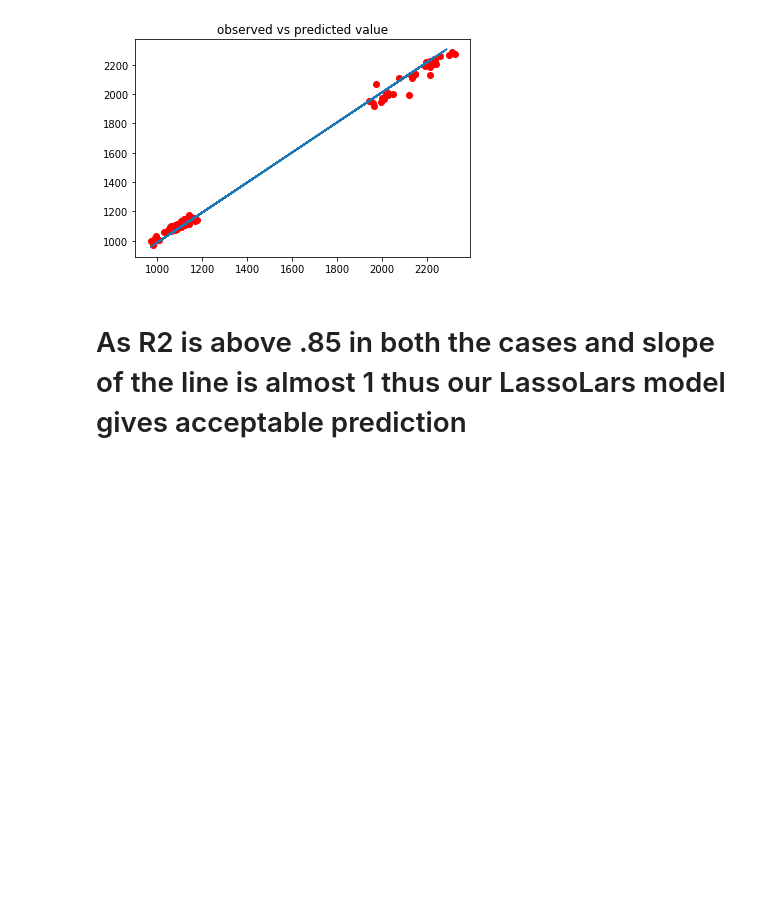
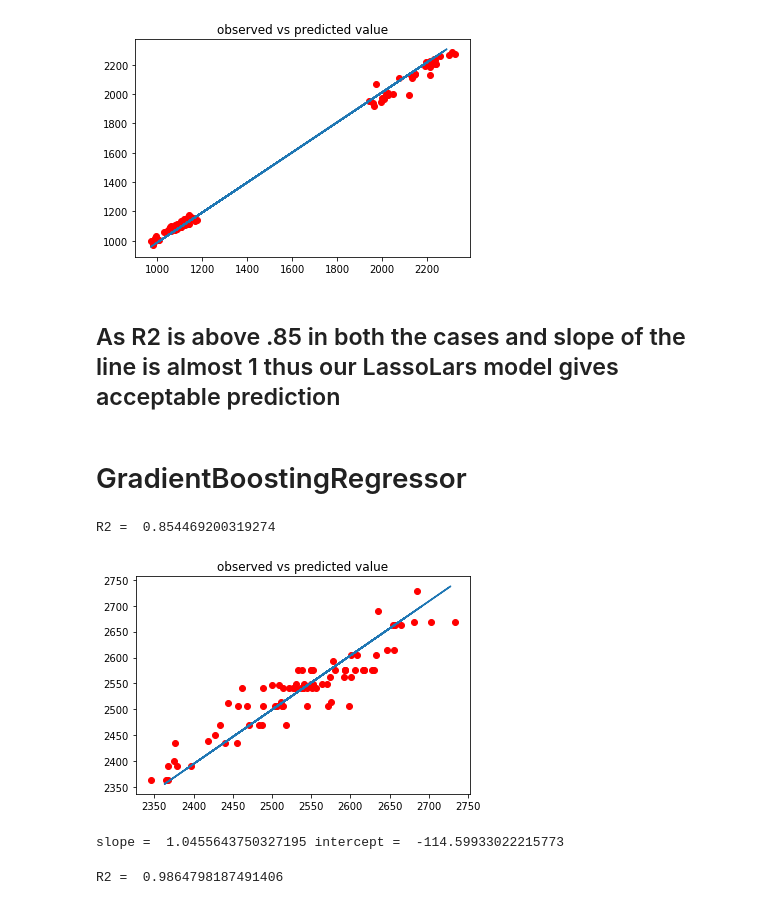
Before and after one commit to akarshsomani/Python-Test, a Jupyter notebook: Part 3.ipynb, the cells around one changed output. Saved outputs shown, nothing was run; the diff lists cells and outputs as text; code cells hidden in the pictures; blank space fills up the shorter version.

```diff
--- a/Part 3.ipynb
+++ b/Part 3.ipynb
@@ -65,4 +66,30 @@ plt.show()
 slope =  1.0235339588956063 intercept =  -34.67370599401602
 [figure]
 # %% [markdown]
-# As R2 is above .85 in both the cases and slope of the line is almost 1 thus our LassoLars model gives acceptable prediction
+## As R2 is above .85 in both the cases and slope of the line is almost 1 thus our LassoLars model gives acceptable prediction
+# %% [markdown]
+# GradientBoostingRegressor
+# %%
+#Test Train Split
+X_train, X_test, y_train, y_test = train_test_split(tcs['Close'], tcs['Close_next_day'], test_size=0.33, random_state=42)
+X_train=X_train.values.reshape(-1,1)
+X_test=X_test.values.reshape(-1,1)
+# %%
+#GradientBoostingRegressor model imlimentatin
+reg = GradientBoostingRegressor(n_estimators=100, learning_rate=0.1,max_depth=1, random_state=0, loss='ls')
+reg=reg.fit(X_train, y_train)
+pred=reg.predict(X_test)
+print('R2 = ',r2_score(y_test, pred))
+# %% [output]
+R2 =  0.854469200319274
+# %%
+# plot of observed vs predicted value
+plt.scatter(y_test.values,pred,c='red', marker='o', alpha=1)
+plt.title('observed vs predicted value')
+slope, intercept, _,_,_ = linregress(pred,y_test.values)
+plt.plot(pred, slope*pred + intercept,'-')
+plt.show()
+print('slope = ',slope,'intercept = ',intercept)
+# %% [output]
+[figure, added]
+slope =  1.0455643750327195 intercept =  -114.59933022215773
@@ -68,0 +101,8 @@ slope =  1.0235339588956063 intercept =  -34.67370599401602
+# %%
+#GradientBoostingRegressor model imlimentatin
+reg = GradientBoostingRegressor(n_estimators=100, learning_rate=0.1,max_depth=1, random_state=0, loss='ls')
+reg=reg.fit(X_train, y_train)
+pred=reg.predict(X_test)
+print('R2 = ',r2_score(y_test, pred))
+# %% [output]
+R2 =  0.9864798187491406
```
Also changed, not shown: parts of 4 cells of this notebook.
